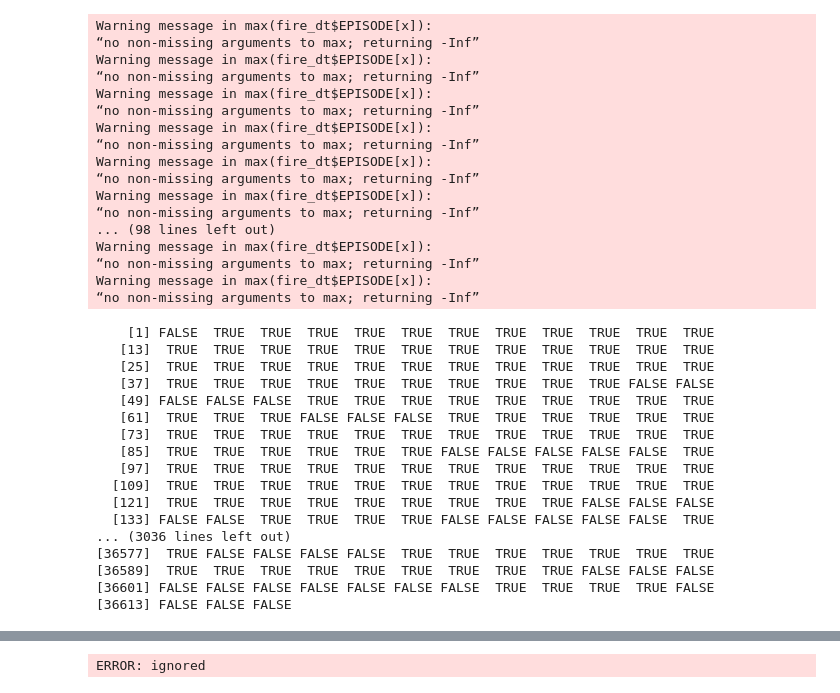
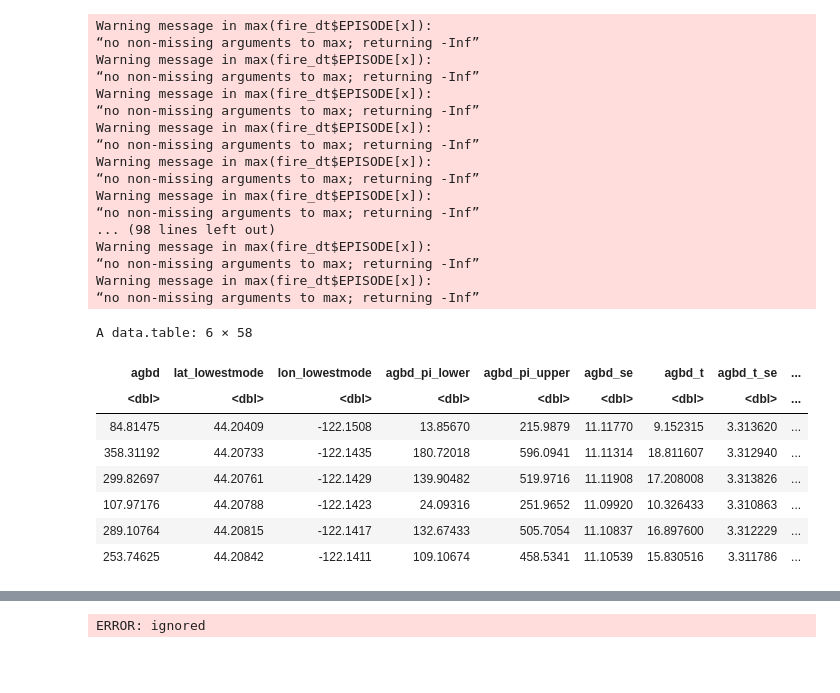
Before and after one commit to seismosmsr/machine_learning, a Jupyter notebook: gedi_analysis_HJA_8_31_2023.ipynb, the cells around one changed output, grey strips where cells are left out. Saved outputs shown, nothing was run; the diff lists cells and outputs as text; code cells hidden in the pictures; blank space fills up the shorter version.

```diff
--- a/gedi_analysis_HJA_8_31_2023.ipynb
+++ b/gedi_analysis_HJA_8_31_2023.ipynb
@@ -456,24 +478,16 @@ Warning message in max(fire_dt$EPISODE[x]):
 “no non-missing arguments to max; returning -Inf”
 Warning message in max(fire_dt$EPISODE[x]):
 “no non-missing arguments to max; returning -Inf”
-# %%
-summary_dt$harvest_year %>% is.na
-# %% [output]
-    [1] FALSE  TRUE  TRUE  TRUE  TRUE  TRUE  TRUE  TRUE  TRUE  TRUE  TRUE  TRUE
-   [13]  TRUE  TRUE  TRUE  TRUE  TRUE  TRUE  TRUE  TRUE  TRUE  TRUE  TRUE  TRUE
-   [25]  TRUE  TRUE  TRUE  TRUE  TRUE  TRUE  TRUE  TRUE  TRUE  TRUE  TRUE  TRUE
-   [37]  TRUE  TRUE  TRUE  TRUE  TRUE  TRUE  TRUE  TRUE  TRUE  TRUE FALSE FALSE
-   [49] FALSE FALSE FALSE  TRUE  TRUE  TRUE  TRUE  TRUE  TRUE  TRUE  TRUE  TRUE
-   [61]  TRUE  TRUE  TRUE FALSE FALSE FALSE  TRUE  TRUE  TRUE  TRUE  TRUE  TRUE
-   [73]  TRUE  TRUE  TRUE  TRUE  TRUE  TRUE  TRUE  TRUE  TRUE  TRUE  TRUE  TRUE
-   [85]  TRUE  TRUE  TRUE  TRUE  TRUE  TRUE FALSE FALSE FALSE FALSE FALSE  TRUE
-   [97]  TRUE  TRUE  TRUE  TRUE  TRUE  TRUE  TRUE  TRUE  TRUE  TRUE  TRUE  TRUE
-  [109]  TRUE  TRUE  TRUE  TRUE  TRUE  TRUE  TRUE  TRUE  TRUE  TRUE  TRUE  TRUE
-  [121]  TRUE  TRUE  TRUE  TRUE  TRUE  TRUE  TRUE  TRUE  TRUE FALSE FALSE FALSE
-  [133] FALSE FALSE  TRUE  TRUE  TRUE  TRUE FALSE FALSE FALSE FALSE FALSE  TRUE
-... (3036 lines left out)
-[36577]  TRUE FALSE FALSE FALSE FALSE  TRUE  TRUE  TRUE  TRUE  TRUE  TRUE  TRUE
-[36589]  TRUE  TRUE  TRUE  TRUE  TRUE  TRUE  TRUE  TRUE  TRUE FALSE FALSE FALSE
-[36601] FALSE FALSE FALSE FALSE FALSE FALSE FALSE  TRUE  TRUE  TRUE  TRUE FALSE
-[36613] FALSE FALSE FALSE
+# %%
+summary_dt %>%head
+# %% [output]
+A data.table: 6 × 58
+| agbd | lat_lowestmode | lon_lowestmode | agbd_pi_lower | agbd_pi_upper | agbd_se | agbd_t | agbd_t_se | ... |
+| <dbl> | <dbl> | <dbl> | <dbl> | <dbl> | <dbl> | <dbl> | <dbl> | ... |
+| 84.81475 | 44.20409 | -122.1508 | 13.85670 | 215.9879 | 11.11770 | 9.152315 | 3.313620 | ... |
+| 358.31192 | 44.20733 | -122.1435 | 180.72018 | 596.0941 | 11.11314 | 18.811607 | 3.312940 | ... |
+| 299.82697 | 44.20761 | -122.1429 | 139.90482 | 519.9716 | 11.11908 | 17.208008 | 3.313826 | ... |
+| 107.97176 | 44.20788 | -122.1423 | 24.09316 | 251.9652 | 11.09920 | 10.326433 | 3.310863 | ... |
+| 289.10764 | 44.20815 | -122.1417 | 132.67433 | 505.7054 | 11.10837 | 16.897600 | 3.312229 | ... |
+| 253.74625 | 44.20842 | -122.1411 | 109.10674 | 458.5341 | 11.10539 | 15.830516 | 3.311786 | ... |
 # %%
```
Also changed, not shown: parts of 6 cells of this notebook.
